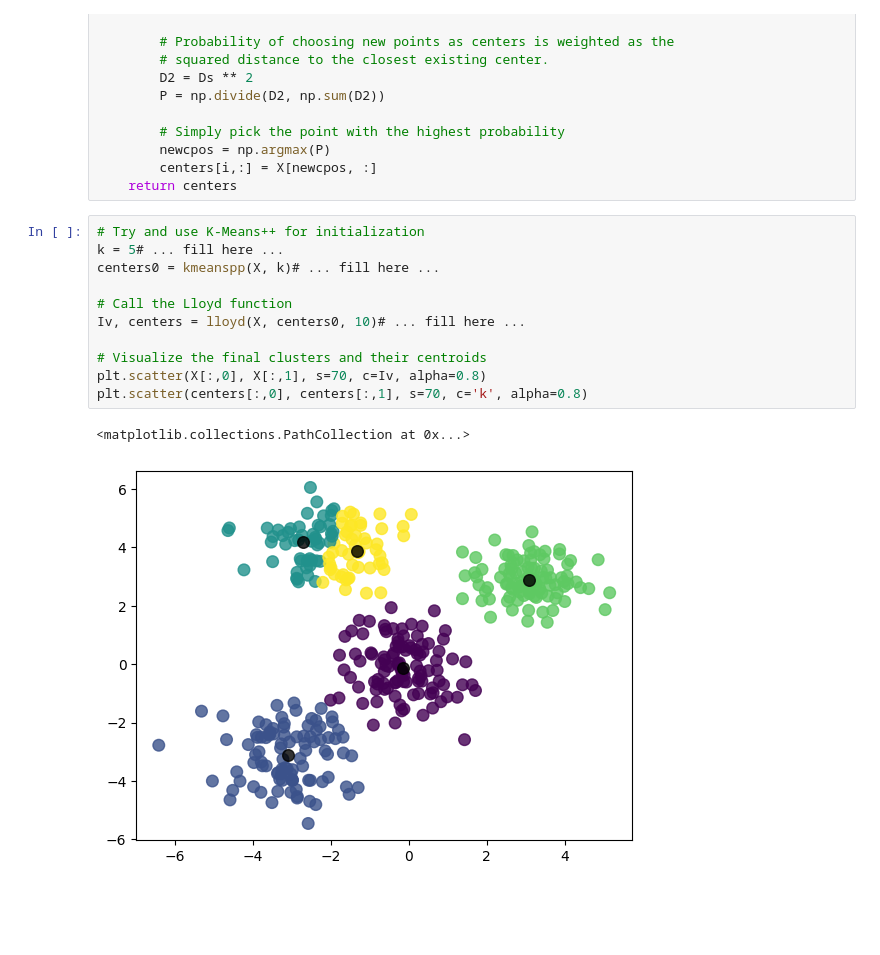
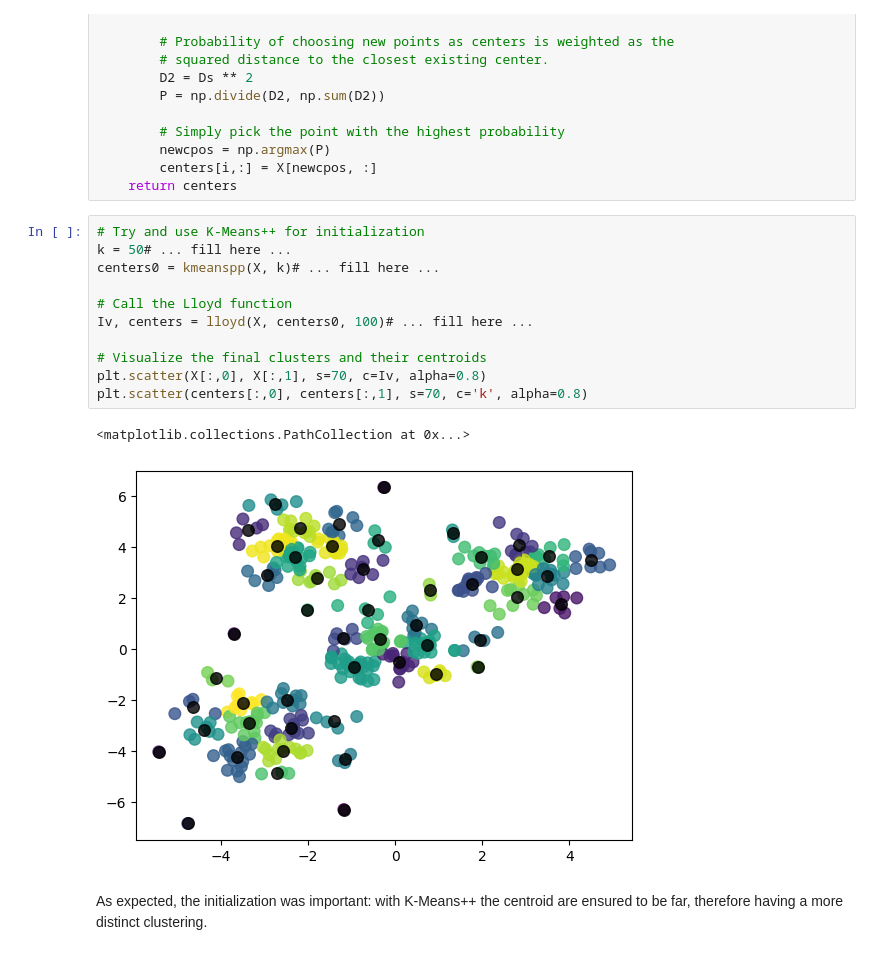
Before and after one commit to girofex/Machine-Learning-Algorithms, a Jupyter notebook: Lab8-KMeans.ipynb, the cells around one changed output. Saved outputs shown, nothing was run; the diff lists cells and outputs as text; blank space fills up the shorter version.

```diff
--- a/Lab8-KMeans.ipynb
+++ b/Lab8-KMeans.ipynb
@@ -179,15 +177,17 @@ def kmeanspp(X, k):
     return centers
 # %%
 # Try and use K-Means++ for initialization
-k = 5# ... fill here ...
+k = 50# ... fill here ...
 centers0 = kmeanspp(X, k)# ... fill here ...
 
 # Call the Lloyd function
-Iv, centers = lloyd(X, centers0, 10)# ... fill here ...
+Iv, centers = lloyd(X, centers0, 100)# ... fill here ...
 
 # Visualize the final clusters and their centroids
 plt.scatter(X[:,0], X[:,1], s=70, c=Iv, alpha=0.8)
 plt.scatter(centers[:,0], centers[:,1], s=70, c='k', alpha=0.8)
 # %% [output]
 <matplotlib.collections.PathCollection at 0x...>
-[figure, old version]
+[figure, new version]
+# %% [markdown]
+As expected, the initialization was important: with K-Means++ the centroid are ensured to be far, therefore having a more distinct clustering.
```
Also changed, not shown: parts of 1 cell of this notebook.
